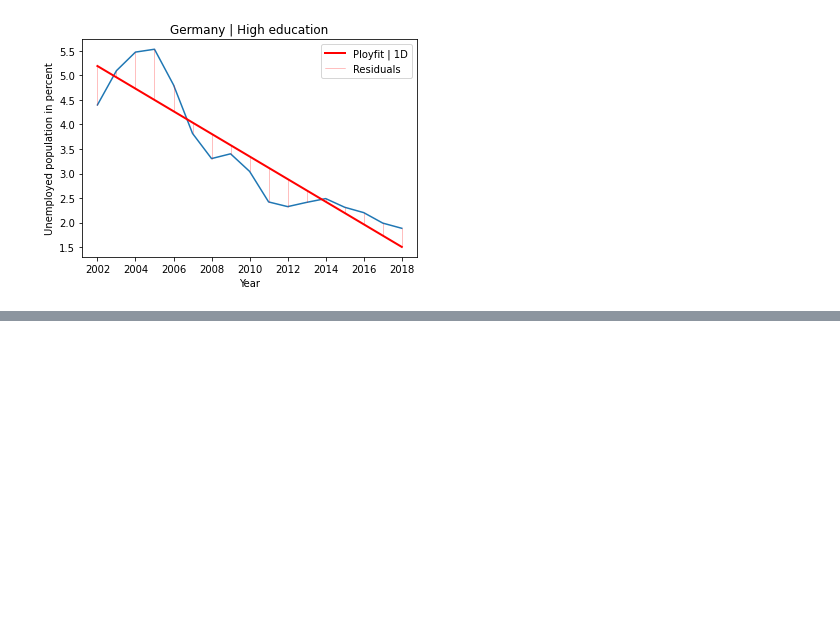
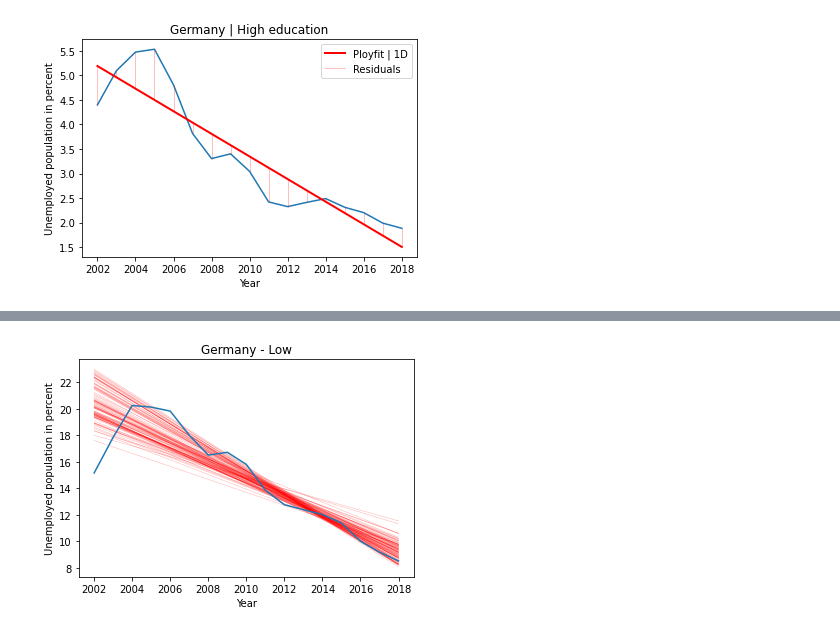
Before and after one commit to JanTSV/DataScience, a Jupyter notebook: examTask/main.ipynb, the cells around one changed output, grey strips where cells are left out. Drawn from its saved outputs; the diff is of its cells as text; code cells hidden in the pictures; blank space fills up the shorter version.

```diff
--- a/examTask/main.ipynb
+++ b/examTask/main.ipynb
@@ -283,0 +322,9 @@ RSS:  4.124125287079211
+# %%
+x = np.array([clean_data["Year"].dt.year.min(), clean_data["Year"].dt.year.max()])
+
+for i in range(100):
+    _ = plt.plot(x, slopes[i] * x + intercepts[i], linewidth=0.5, alpha=0.3, color="red")
+
+plot_single_data(clean_data, "Germany - Low")
+# %% [output]
+[figure, added]
```
Also changed, not shown: parts of 4 cells of this notebook, 1 other file.
